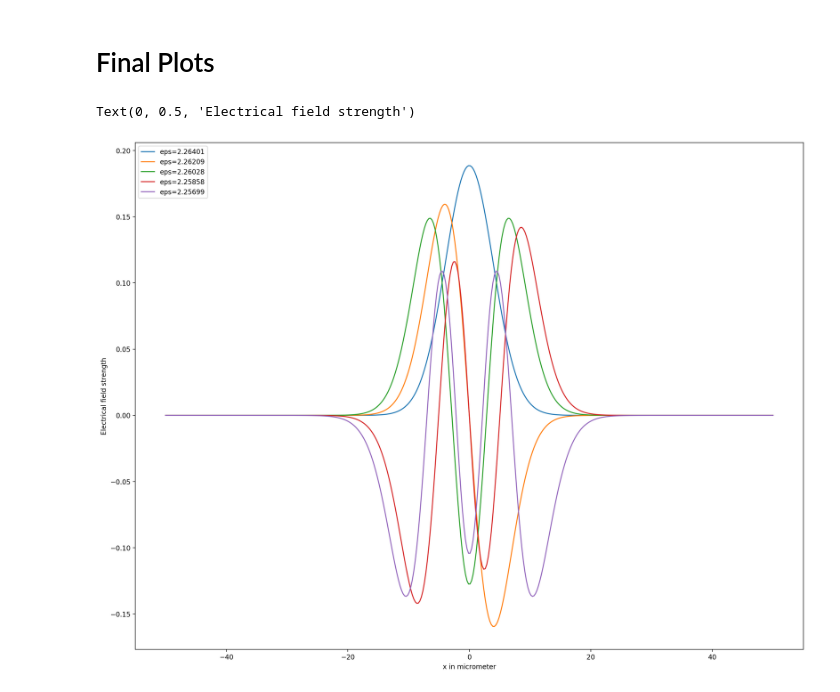
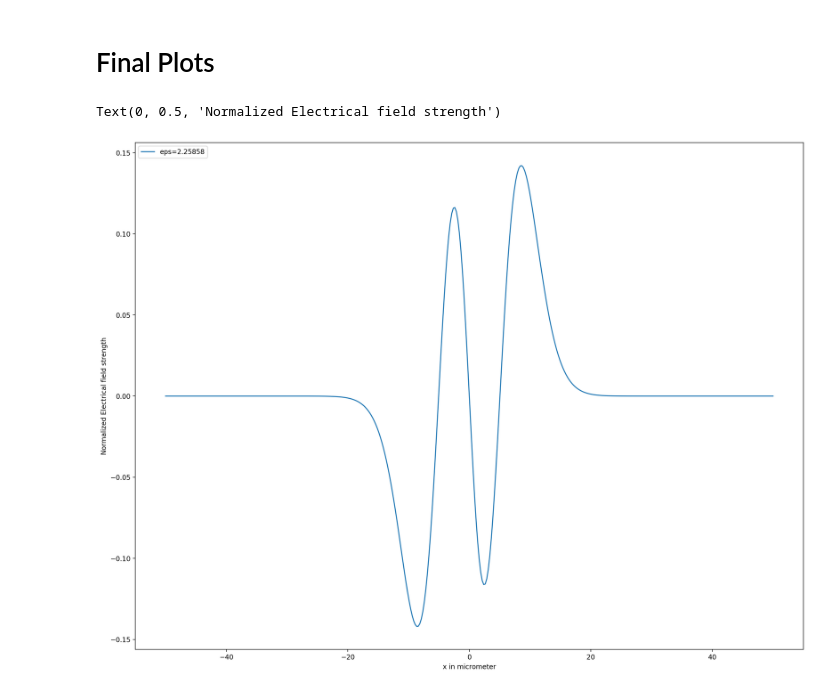
Before and after one commit to roflmaostc/Finite-Difference-Mode-Solver, a Jupyter notebook: results.ipynb, the cells around one changed output. Cells and saved outputs as stored; diff of their text form; code cells hidden in the pictures.

```diff
--- a/results.ipynb
+++ b/results.ipynb
@@ -32,12 +32,12 @@ Time elapsed 0.49208s
 # Final Plots
 # %%
 fig=plt.figure(figsize=(18, 14), dpi= 200, facecolor='w', edgecolor='k')
-num_modes = 5
-for eps, v in zip(eff_eps[:num_modes], vecs[:num_modes]):
+num_modes = 4
+for eps, v in zip(eff_eps[3:num_modes], vecs[3:num_modes]):
     plt.plot(x, v, label="eps={:.5f}".format(eps))
 plt.legend(loc="upper left")
 plt.xlabel("x in micrometer")
-plt.ylabel("Electrical field strength")
+plt.ylabel("Normalized Electrical field strength")
 # %% [output]
-Text(0, 0.5, 'Electrical field strength')
+Text(0, 0.5, 'Normalized Electrical field strength')
-[figure, old version]
+[figure, new version]
```
Also changed, not shown: parts of 1 cell of this notebook.
